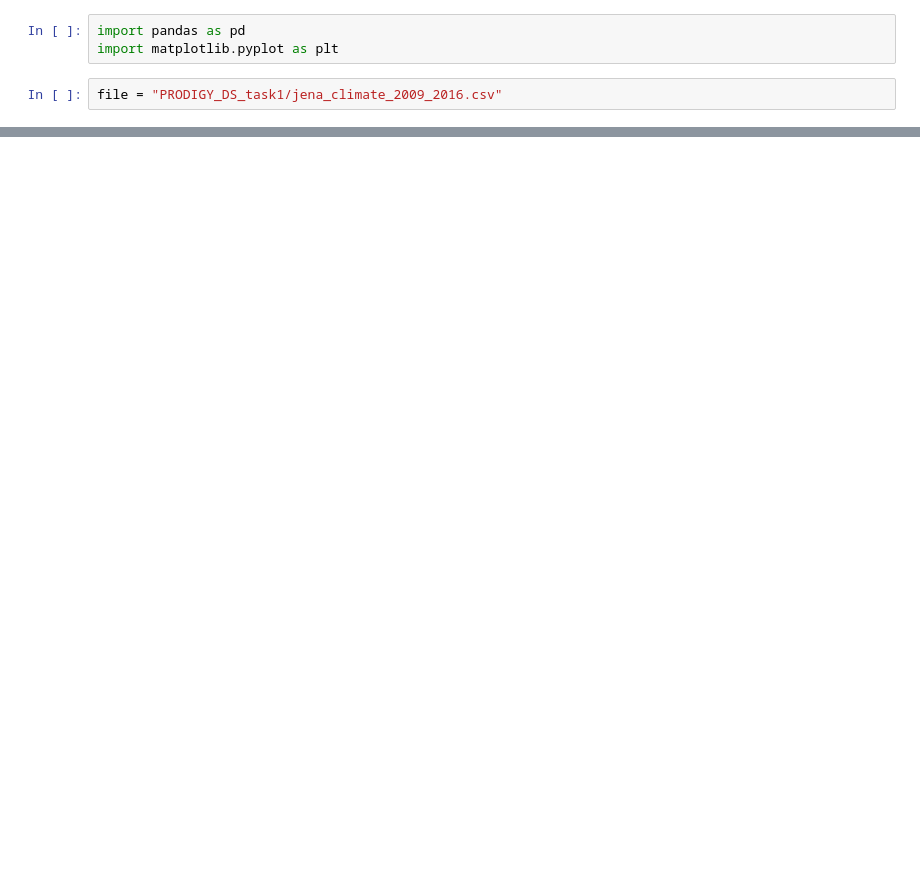
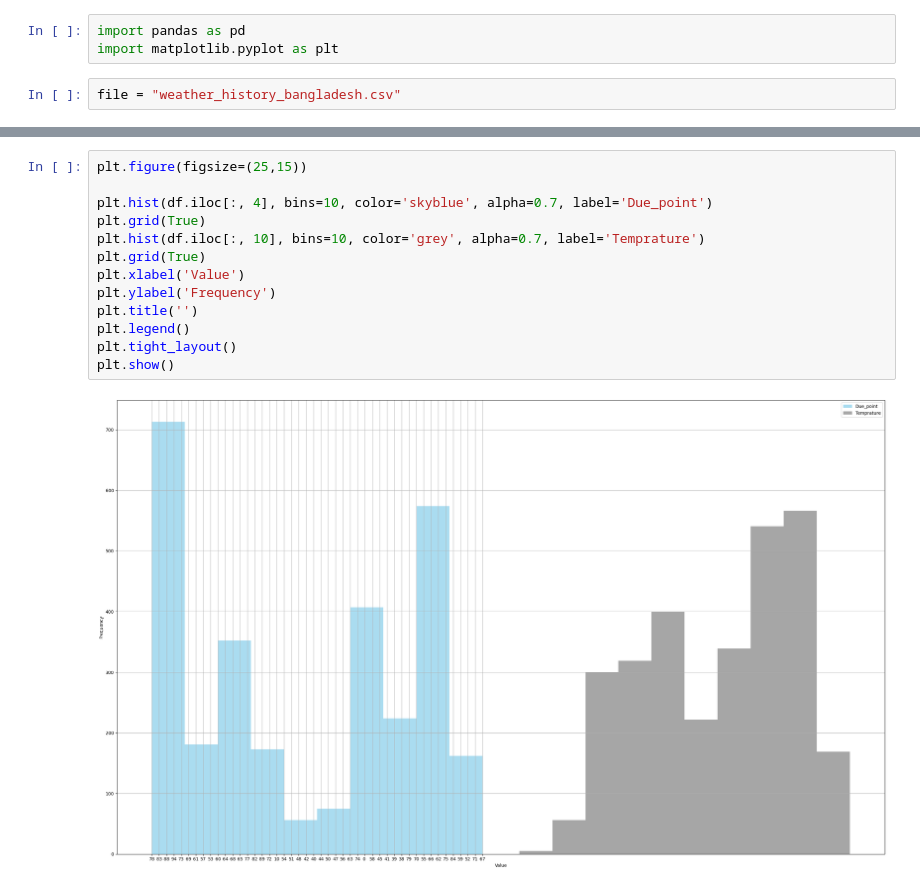
Before and after one commit to asuexe/PRODIGY_DS_task1, a Jupyter notebook: task1.ipynb, the cells around one changed output, grey strips where cells are left out. Cells and saved outputs as stored; diff of their text form; blank space fills up the shorter version.

```diff
--- a/task1.ipynb
+++ b/task1.ipynb
@@ -2,4 +2,4 @@
 import pandas as pd
 import matplotlib.pyplot as plt
 # %%
-file = "PRODIGY_DS_task1/jena_climate_2009_2016.csv"
+file = "weather_history_bangladesh.csv"
@@ -9,0 +16,15 @@ FileNotFoundError: [Errno 2] No such file or directory: 'PRODIGY_DS_task1/jena_c
+# %%
+plt.figure(figsize=(25,15))
+
+plt.hist(df.iloc[:, 4], bins=10, color='skyblue', alpha=0.7, label='Due_point')
+plt.grid(True)
+plt.hist(df.iloc[:, 10], bins=10, color='grey', alpha=0.7, label='Temprature')
+plt.grid(True)
+plt.xlabel('Value')
+plt.ylabel('Frequency')
+plt.title('')
+plt.legend()
+plt.tight_layout()
+plt.show()
+# %% [output]
+[figure, added]
```
Also changed, not shown: parts of 2 cells of this notebook.
